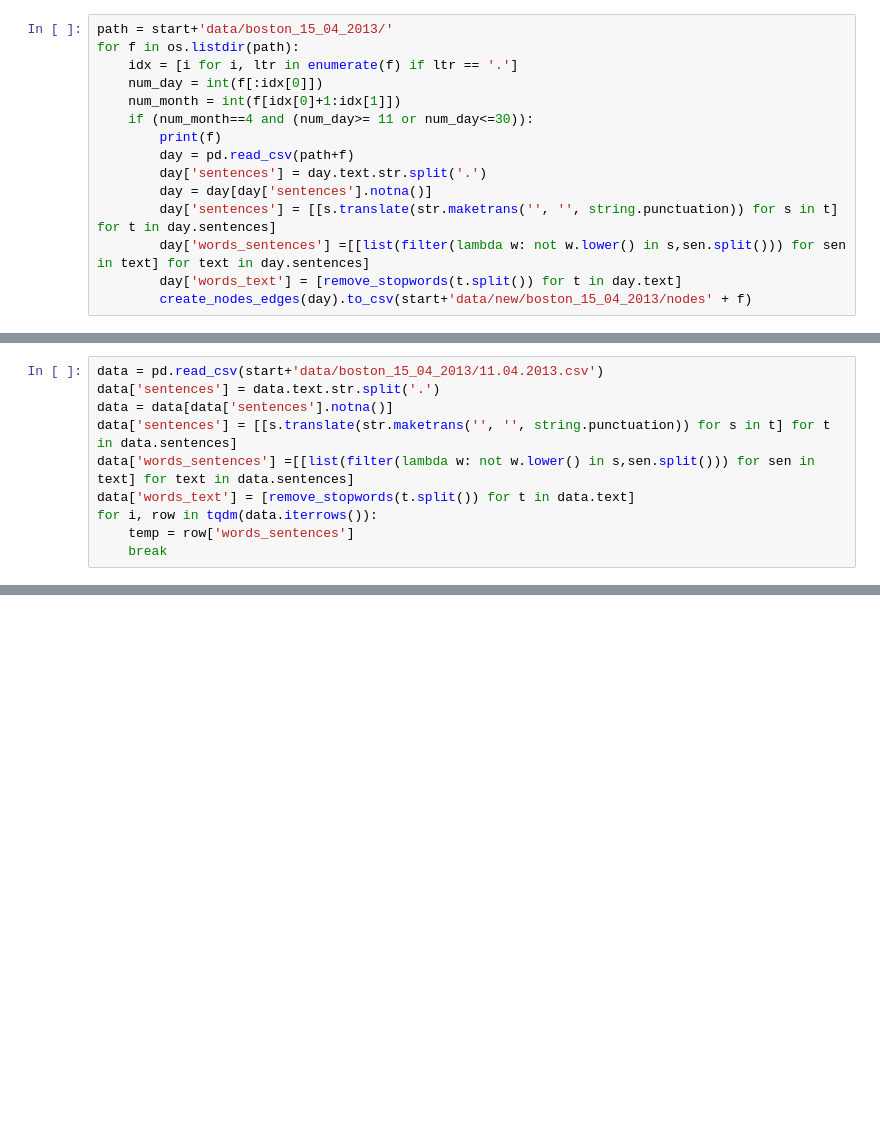
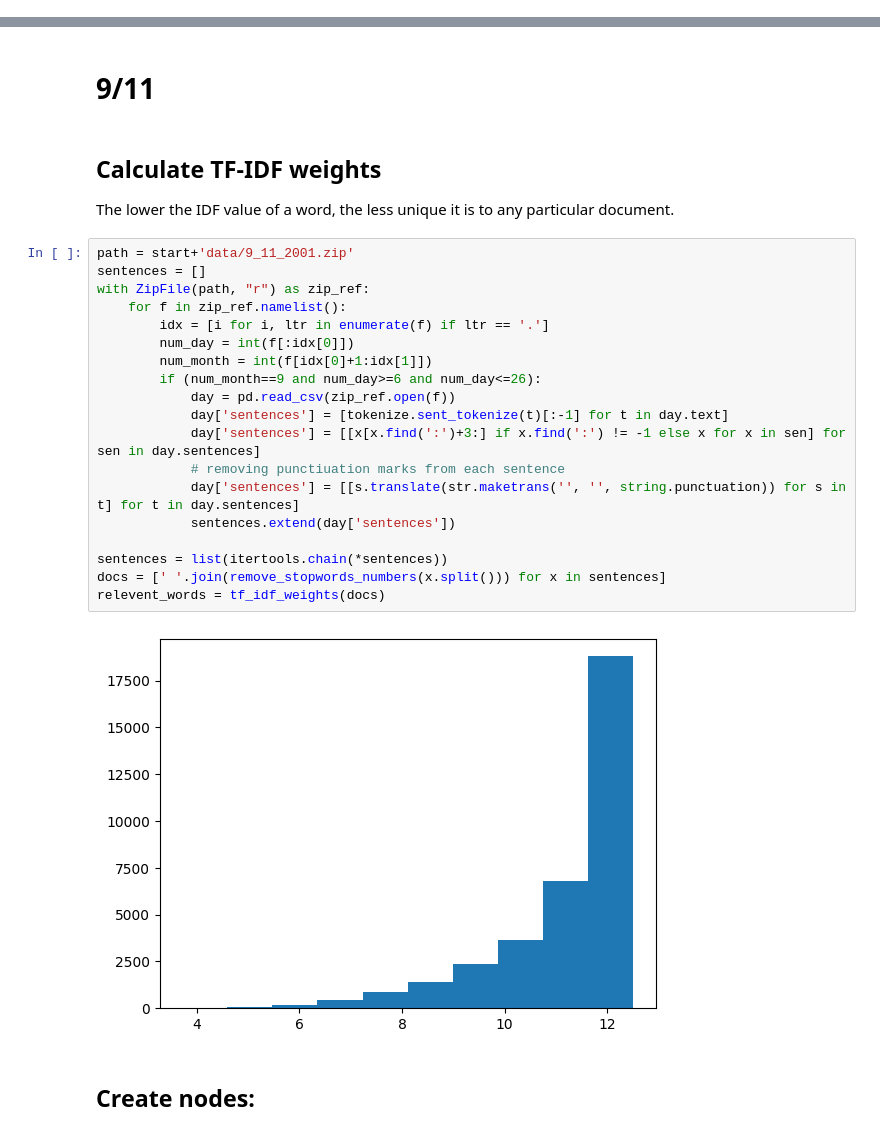
Before and after one commit to OfriHefetz/Analysis-of-significant-events-in-the-USA, a Jupyter notebook: Part B/creating_nodes.ipynb, the cells around one changed output, grey strips where cells are left out. Saved outputs shown, nothing was run; the diff lists cells and outputs as text; blank space fills up the shorter version.

Commit message:
updated file to create nodes
working with TFIDF weights

```diff
--- a/Part B/creating_nodes.ipynb
+++ b/Part B/creating_nodes.ipynb
@@ -197,15 +0,0 @@ for f in os.listdir(path):
-# %%
-path = start+'data/boston_15_04_2013/'
-for f in os.listdir(path):
-    idx = [i for i, ltr in enumerate(f) if ltr == '.']
-    num_day = int(f[:idx[0]])
-    num_month = int(f[idx[0]+1:idx[1]])
-    if (num_month==4 and (num_day>= 11 or num_day<=30)):
-        print(f)
-        day = pd.read_csv(path+f)
-        day['sentences'] = day.text.str.split('.')
-        day = day[day['sentences'].notna()]
-        day['sentences'] = [[s.translate(str.maketrans('', '', string.punctuation)) for s in t] for t in day.sentences]
-        day['words_sentences'] =[[list(filter(lambda w: not w.lower() in s,sen.split())) for sen in text] for text in day.sentences]
-        day['words_text'] = [remove_stopwords(t.split()) for t in day.text]
-        create_nodes_edges(day).to_csv(start+'data/new/boston_15_04_2013/nodes' + f)
@@ -233,10 +0,0 @@ stemmer.stem("John")
-# %%
-data = pd.read_csv(start+'data/boston_15_04_2013/11.04.2013.csv')
-data['sentences'] = data.text.str.split('.')
-data = data[data['sentences'].notna()]
-data['sentences'] = [[s.translate(str.maketrans('', '', string.punctuation)) for s in t] for t in data.sentences]
-data['words_sentences'] =[[list(filter(lambda w: not w.lower() in s,sen.split())) for sen in text] for text in data.sentences]
-data['words_text'] = [remove_stopwords(t.split()) for t in data.text]
-for i, row in tqdm(data.iterrows()):
-    temp = row['words_sentences']
-    break
@@ -247,0 +89,28 @@ for i, row in tqdm(data.iterrows()):
+# %% [markdown]
+# 9/11
+# %% [markdown]
+## Calculate TF-IDF weights
+The lower the IDF value of a word, the less unique it is to any particular document.
+# %%
+path = start+'data/9_11_2001.zip'
+sentences = []
+with ZipFile(path, "r") as zip_ref:
+    for f in zip_ref.namelist():
+        idx = [i for i, ltr in enumerate(f) if ltr == '.']
+        num_day = int(f[:idx[0]])
+        num_month = int(f[idx[0]+1:idx[1]])
+        if (num_month==9 and num_day>=6 and num_day<=26):
+            day = pd.read_csv(zip_ref.open(f))
+            day['sentences'] = [tokenize.sent_tokenize(t)[:-1] for t in day.text]
+            day['sentences'] = [[x[x.find(':')+3:] if x.find(':') != -1 else x for x in sen] for sen in day.sentences]
+            # removing punctiuation marks from each sentence
+            day['sentences'] = [[s.translate(str.maketrans('', '', string.punctuation)) for s in t] for t in day.sentences]
+            sentences.extend(day['sentences'])
+
+sentences = list(itertools.chain(*sentences))
+docs = [' '.join(remove_stopwords_numbers(x.split())) for x in sentences]
+relevent_words = tf_idf_weights(docs)
+# %% [output]
+[figure, added]
+# %% [markdown]
+## Create nodes:
```
Also changed, not shown: parts of 34 cells of this notebook.
